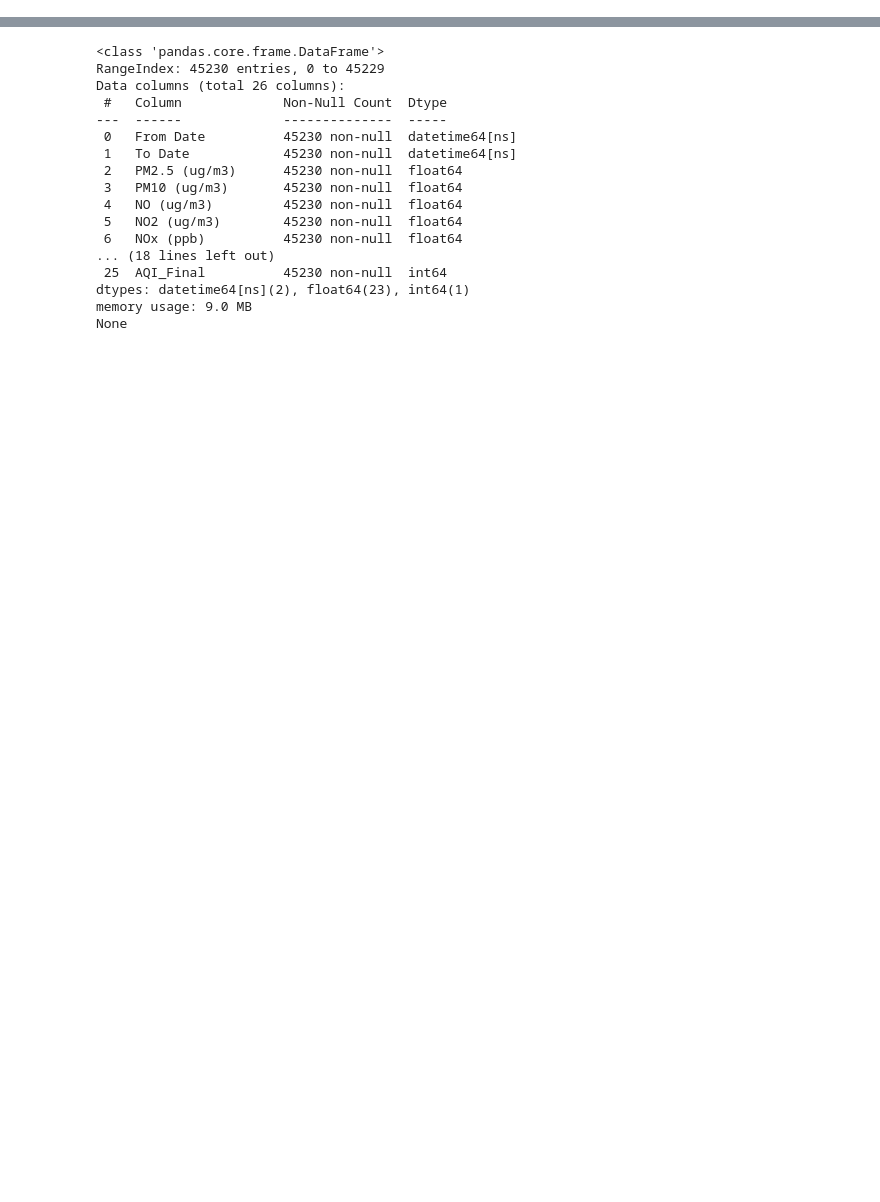
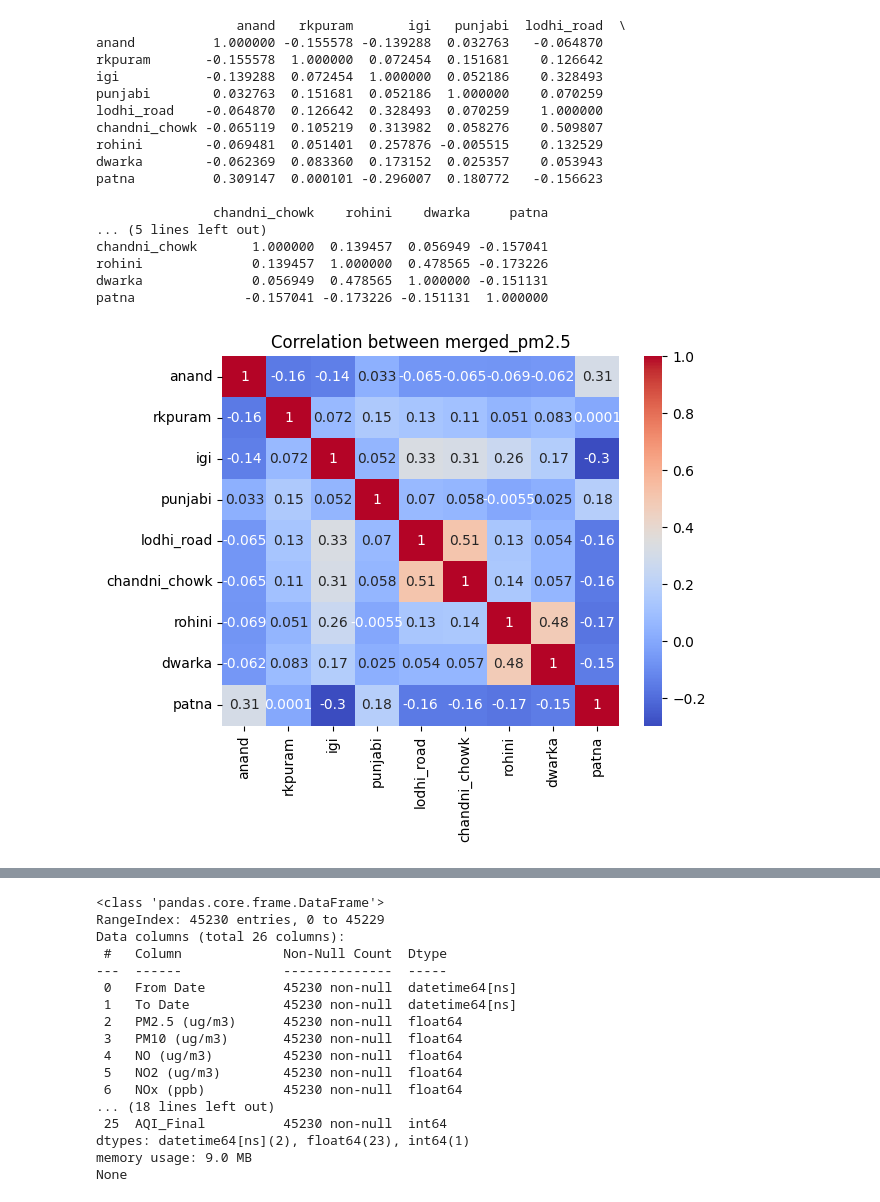
Before and after one commit to priyanka287-agrawal/priyanka287-agrawal, a Jupyter notebook: Copy_of_Welcome_To_Colab.ipynb, the cells around one changed output, grey strips where cells are left out. Cells and saved outputs as stored; diff of their text form; code cells hidden in the pictures; blank space fills up the shorter version.

```diff
--- a/Copy_of_Welcome_To_Colab.ipynb
+++ b/Copy_of_Welcome_To_Colab.ipynb
@@ -109,20 +100,39 @@ print(df.dtypes)
 # %%
 import pandas as pd    #south west and north west are actually different
 #load the merged file
 df=pd.read_excel("/merged_p2.5.xlsx")
 
 #selct relevant numeric columns
-column_to_compare=['rkpuram','igi','punjabi','lodhi_road','chandni_chowk','rohini','dwarka','patna','anand']
+column_to_compare=['anand','rkpuram','igi','punjabi','lodhi_road','chandni_chowk','rohini','dwarka','patna']
 data=df[column_to_compare]
 
 data_interpolated = data.interpolate()
 
 corr_matrix = data_interpolated.corr()
 print(corr_matrix)
 
 import seaborn as sns
 import matplotlib.pyplot as plt
 
 sns.heatmap(corr_matrix, annot=True, cmap='coolwarm')
 plt.title("Correlation between merged_pm2.5")
 plt.show()
+# %% [output]
+                  anand   rkpuram       igi   punjabi  lodhi_road  \
+anand          1.000000 -0.155578 -0.139288  0.032763   -0.064870
+rkpuram       -0.155578  1.000000  0.072454  0.151681    0.126642
+igi           -0.139288  0.072454  1.000000  0.052186    0.328493
+punjabi        0.032763  0.151681  0.052186  1.000000    0.070259
+lodhi_road    -0.064870  0.126642  0.328493  0.070259    1.000000
+chandni_chowk -0.065119  0.105219  0.313982  0.058276    0.509807
+rohini        -0.069481  0.051401  0.257876 -0.005515    0.132529
+dwarka        -0.062369  0.083360  0.173152  0.025357    0.053943
+patna          0.309147  0.000101 -0.296007  0.180772   -0.156623
+
+               chandni_chowk    rohini    dwarka     patna
+... (5 lines left out)
+chandni_chowk       1.000000  0.139457  0.056949 -0.157041
+rohini              0.139457  1.000000  0.478565 -0.173226
+dwarka              0.056949  0.478565  1.000000 -0.151131
+patna              -0.157041 -0.173226 -0.151131  1.000000
+[figure, added]
```
Also changed, not shown: parts of 48 cells of this notebook.
